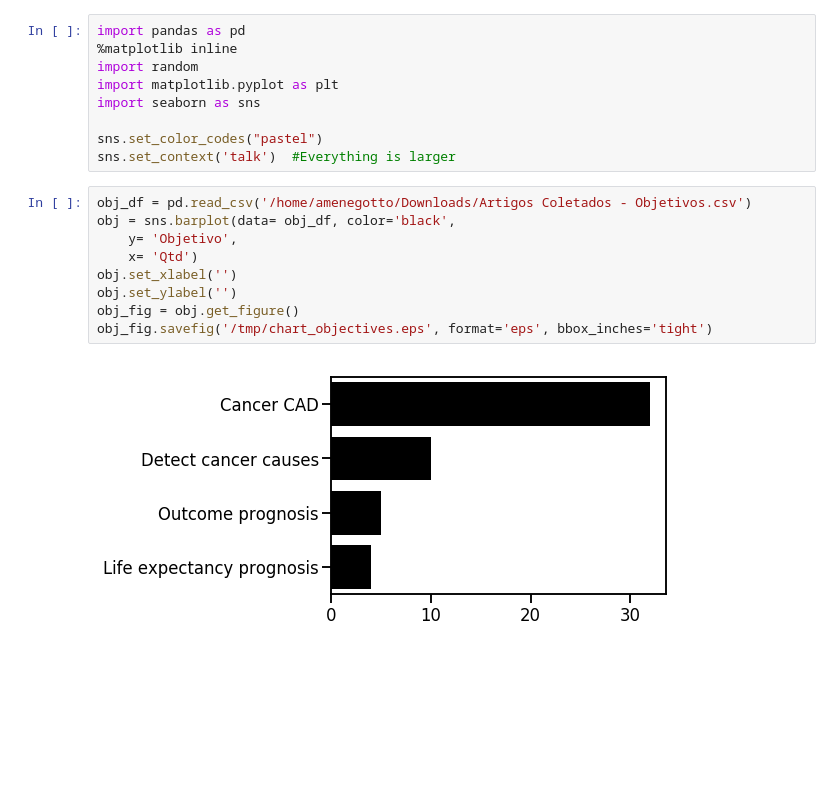
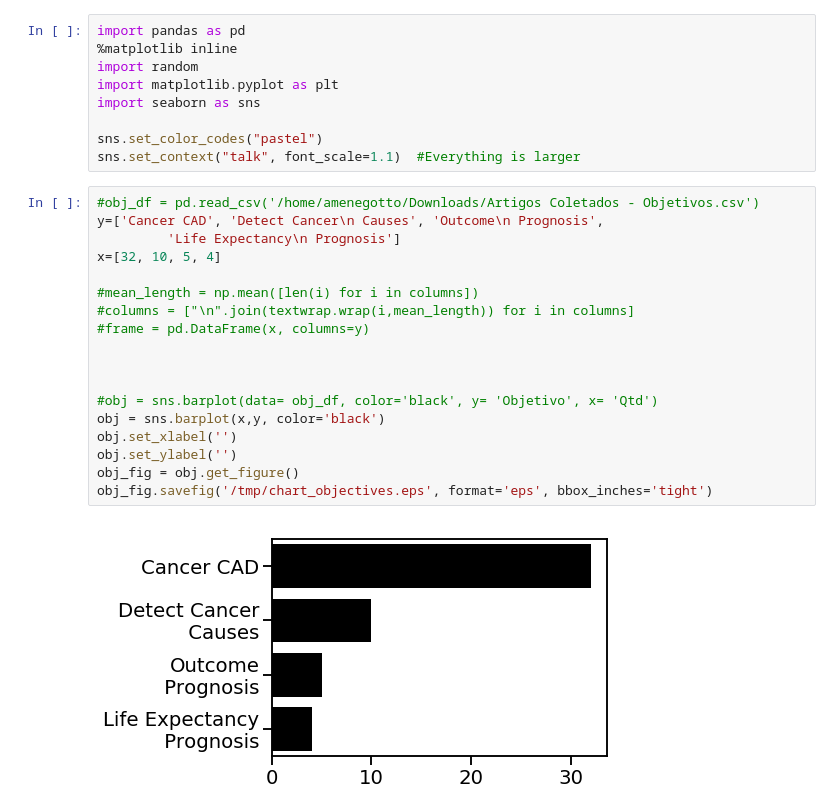
Before and after one commit to amenegotto/pyLiver, a Jupyter notebook: notebook/charts2019.ipynb, the cells around one changed output. Drawn from its saved outputs; the diff is of its cells as text; blank space fills up the shorter version.

Commit message:
Charts 2019

```diff
--- a/notebook/charts2019.ipynb
+++ b/notebook/charts2019.ipynb
@@ -6,18 +6,27 @@ import matplotlib.pyplot as plt
 import seaborn as sns
 
 sns.set_color_codes("pastel")
-sns.set_context('talk')  #Everything is larger
+sns.set_context("talk", font_scale=1.1)  #Everything is larger
 # %%
-obj_df = pd.read_csv('/home/amenegotto/Downloads/Artigos Coletados - Objetivos.csv')
-obj = sns.barplot(data= obj_df, color='black',
-    y= 'Objetivo',
-    x= 'Qtd')
+#obj_df = pd.read_csv('/home/amenegotto/Downloads/Artigos Coletados - Objetivos.csv')
+y=['Cancer CAD', 'Detect Cancer\n Causes', 'Outcome\n Prognosis',
+         'Life Expectancy\n Prognosis']
+x=[32, 10, 5, 4]
+
+#mean_length = np.mean([len(i) for i in columns])
+#columns = ["\n".join(textwrap.wrap(i,mean_length)) for i in columns]
+#frame = pd.DataFrame(x, columns=y)
+
+
+
+#obj = sns.barplot(data= obj_df, color='black', y= 'Objetivo', x= 'Qtd')
+obj = sns.barplot(x,y, color='black')
 obj.set_xlabel('')
 obj.set_ylabel('')
 obj_fig = obj.get_figure()
 obj_fig.savefig('/tmp/chart_objectives.eps', format='eps', bbox_inches='tight')
 # %% [output]
-[figure, old version]
+[figure, new version]
 # %%
 import numpy as np
 
```
Also changed, not shown: parts of 8 cells of this notebook.
